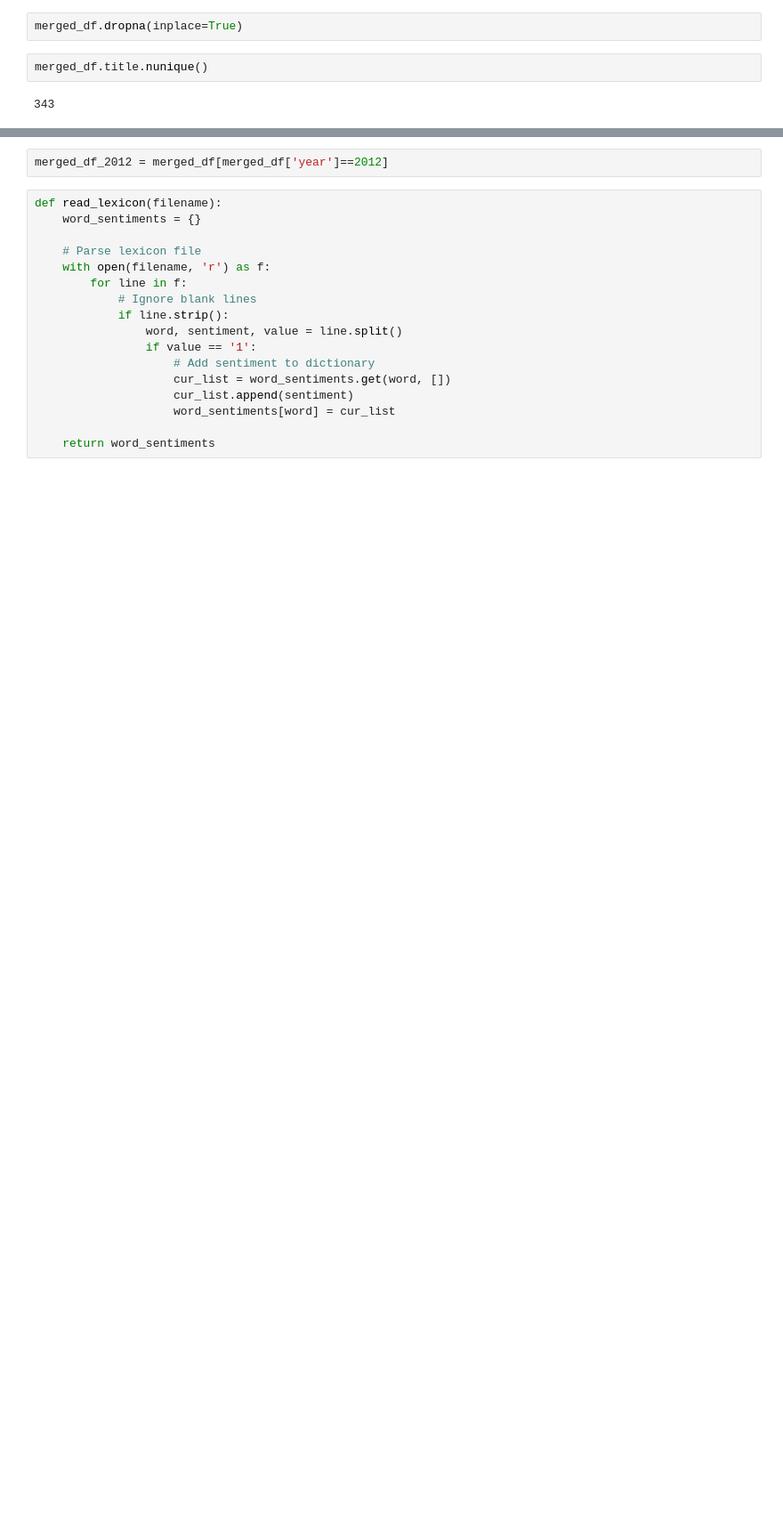
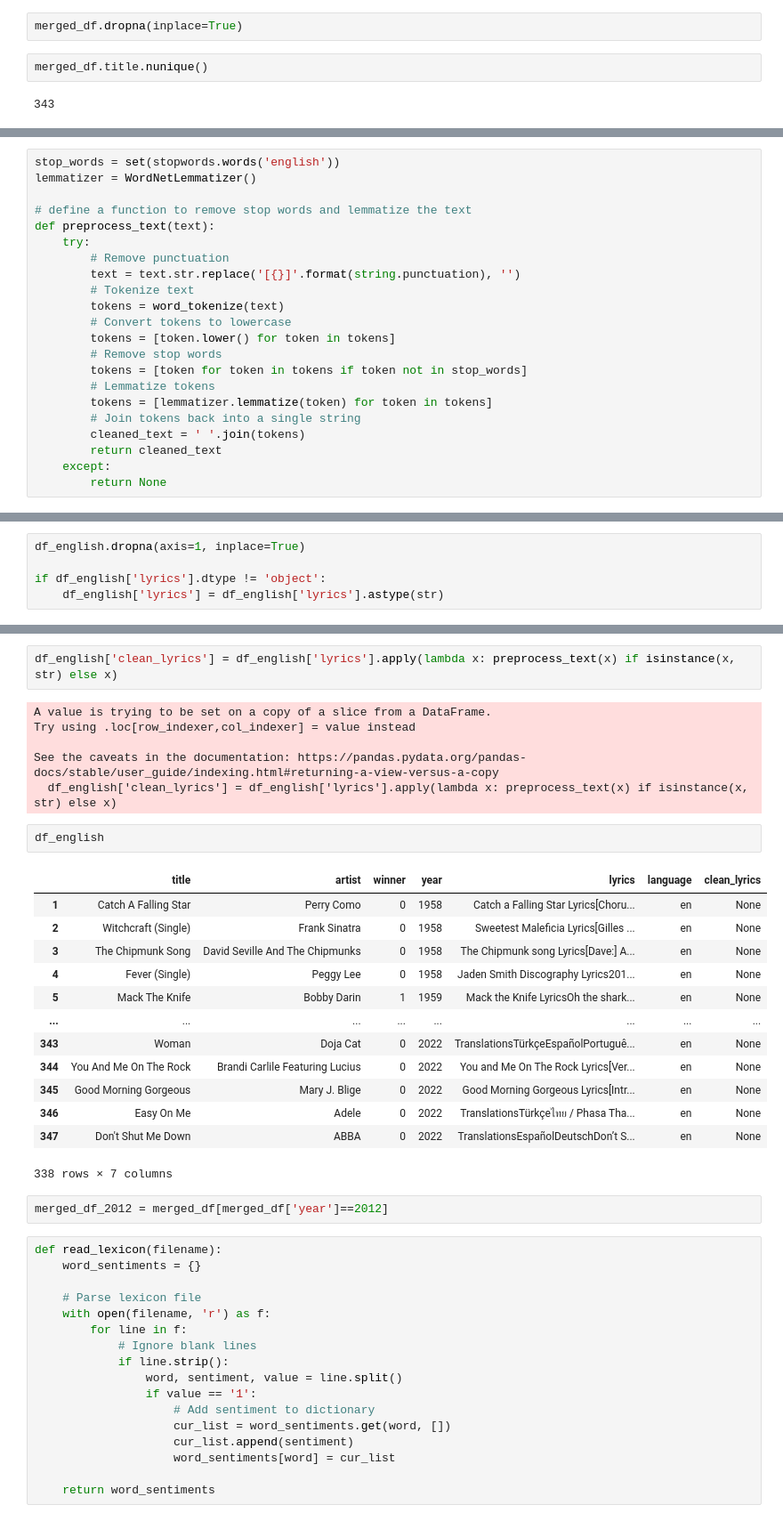
Before and after one commit to yzse/genius-grammy, a Jupyter notebook: scrape_genius.ipynb, the cells around one changed output, grey strips where cells are left out. Shown at 89% size. Drawn from its saved outputs; the diff is of its cells as text; blank space fills up the shorter version.

```diff
--- a/scrape_genius.ipynb
+++ b/scrape_genius.ipynb
@@ -83,0 +61,22 @@ merged_df.title.nunique()
+# %%
+stop_words = set(stopwords.words('english'))
+lemmatizer = WordNetLemmatizer()
+
+# define a function to remove stop words and lemmatize the text
+def preprocess_text(text):
+    try:
+        # Remove punctuation
+        text = text.str.replace('[{}]'.format(string.punctuation), '')
+        # Tokenize text
+        tokens = word_tokenize(text)
+        # Convert tokens to lowercase
+        tokens = [token.lower() for token in tokens]
+        # Remove stop words
+        tokens = [token for token in tokens if token not in stop_words]
+        # Lemmatize tokens
+        tokens = [lemmatizer.lemmatize(token) for token in tokens]
+        # Join tokens back into a single string
+        cleaned_text = ' '.join(tokens)
+        return cleaned_text
+    except:
+        return None
@@ -83,0 +89,5 @@ merged_df.title.nunique()
+# %%
+df_english.dropna(axis=1, inplace=True)
+
+if df_english['lyrics'].dtype != 'object':
+    df_english['lyrics'] = df_english['lyrics'].astype(str)
@@ -84,3 +99,27 @@ merged_df.title.nunique()
+# %%
+df_english['clean_lyrics'] = df_english['lyrics'].apply(lambda x: preprocess_text(x) if isinstance(x, str) else x)
+# %% [output]
+A value is trying to be set on a copy of a slice from a DataFrame.
+Try using .loc[row_indexer,col_indexer] = value instead
+
+See the caveats in the documentation: https://pandas.pydata.org/pandas-docs/stable/user_guide/indexing.html#returning-a-view-versus-a-copy
+  df_english['clean_lyrics'] = df_english['lyrics'].apply(lambda x: preprocess_text(x) if isinstance(x, str) else x)
+# %%
+df_english
+# %% [output]
+|  | title | artist | winner | year | lyrics | language | clean_lyrics |
+| 1 | Catch A Falling Star | Perry Como | 0 | 1958 | Catch a Falling Star Lyrics[Choru... | en | None |
+| 2 | Witchcraft (Single) | Frank Sinatra | 0 | 1958 | Sweetest Maleficia Lyrics[Gilles ... | en | None |
+| 3 | The Chipmunk Song | David Seville And The Chipmunks | 0 | 1958 | The Chipmunk song Lyrics[Dave:] A... | en | None |
+| 4 | Fever (Single) | Peggy Lee | 0 | 1958 | Jaden Smith Discography Lyrics201... | en | None |
+| 5 | Mack The Knife | Bobby Darin | 1 | 1959 | Mack the Knife LyricsOh the shark... | en | None |
+| ... | ... | ... | ... | ... | ... | ... | ... |
+| 343 | Woman | Doja Cat | 0 | 2022 | TranslationsTürkçeEspañolPortuguê... | en | None |
+| 344 | You And Me On The Rock | Brandi Carlile Featuring Lucius | 0 | 2022 | You and Me On The Rock Lyrics[Ver... | en | None |
+| 345 | Good Morning Gorgeous | Mary J. Blige | 0 | 2022 | Good Morning Gorgeous Lyrics[Intr... | en | None |
+| 346 | Easy On Me | Adele | 0 | 2022 | TranslationsTürkçeไทย / Phasa Tha... | en | None |
+| 347 | Don't Shut Me Down | ABBA | 0 | 2022 | TranslationsEspañolDeutschDon’t S... | en | None |
+338 rows × 7 columns
 # %%
 merged_df_2012 = merged_df[merged_df['year']==2012]
 # %%
```
Also changed, not shown: parts of 13 cells of this notebook, 2 other files.
